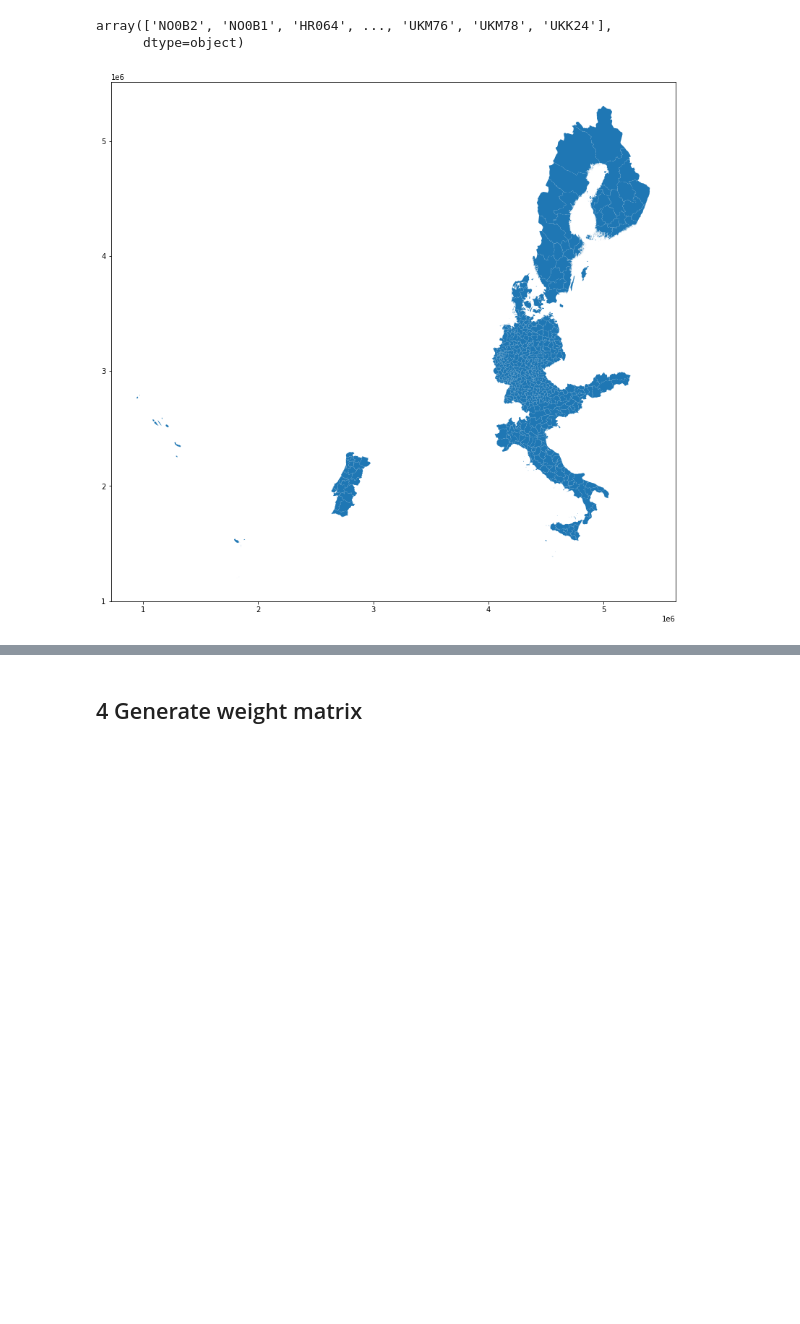
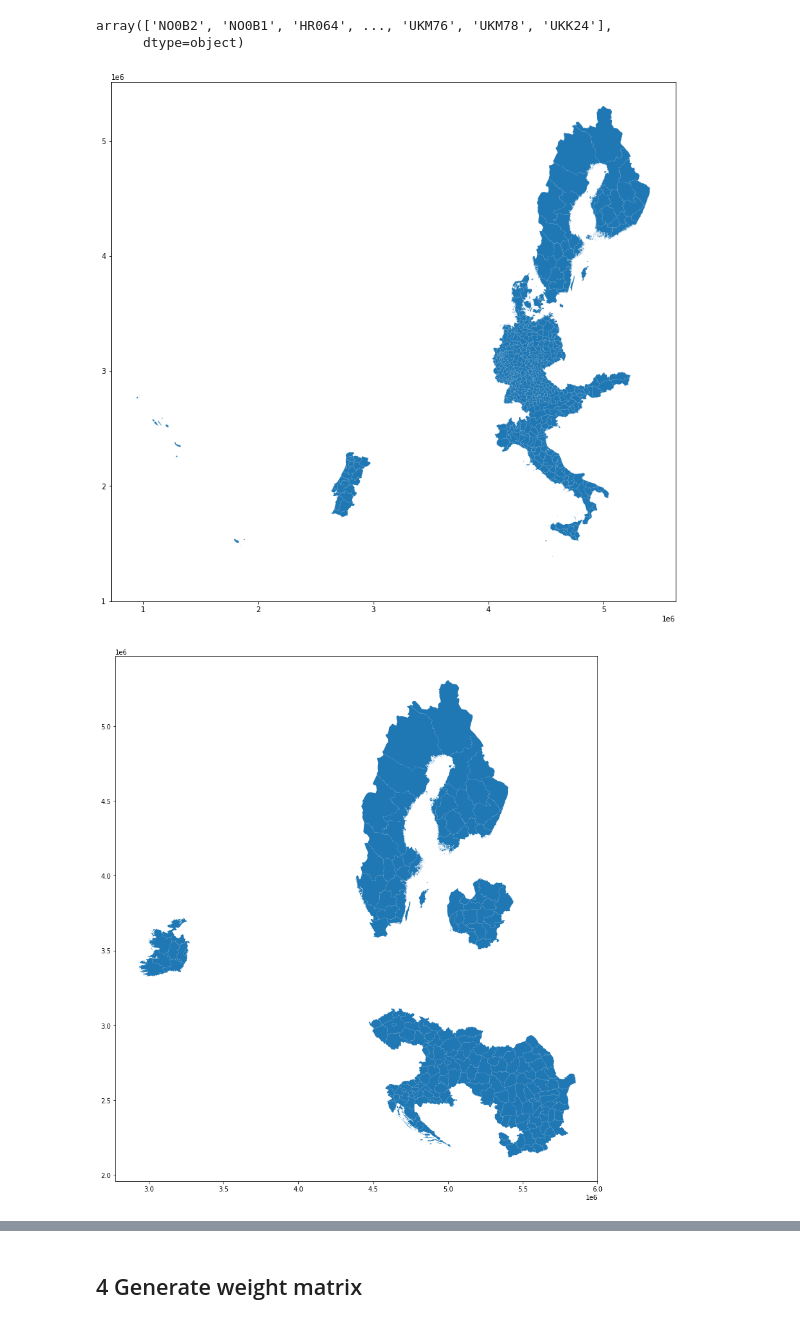
Before and after one commit to ProvaznikJan/CovidProject, a Jupyter notebook: Data interpreter.ipynb, the cells around one changed output, grey strips where cells are left out. Saved outputs shown, nothing was run; the diff lists cells and outputs as text; code cells hidden in the pictures; blank space fills up the shorter version.

```diff
--- a/Data interpreter.ipynb
+++ b/Data interpreter.ipynb
@@ -184,6 +211,10 @@ codes = ['AT', 'BE', 'BG', 'HR', 'CY', 'CZ', 'DK', 'EE', 'FI', 'FR', 'DE', 'GR',
 # %%
 vyber = shapefile[shapefile['FID'].isin(daily['nuts_code'].unique())]
 vyber.plot(figsize=(14, 15))
 plt.show()
+vyber_weekly = shapefile[shapefile['FID'].isin(weekly['nuts_code'].unique())]
+vyber_weekly.plot(figsize=(14, 15))
+plt.show()
 # %% [output]
 [figure]
+[figure, added]
```
Also changed, not shown: parts of 24 cells of this notebook.
